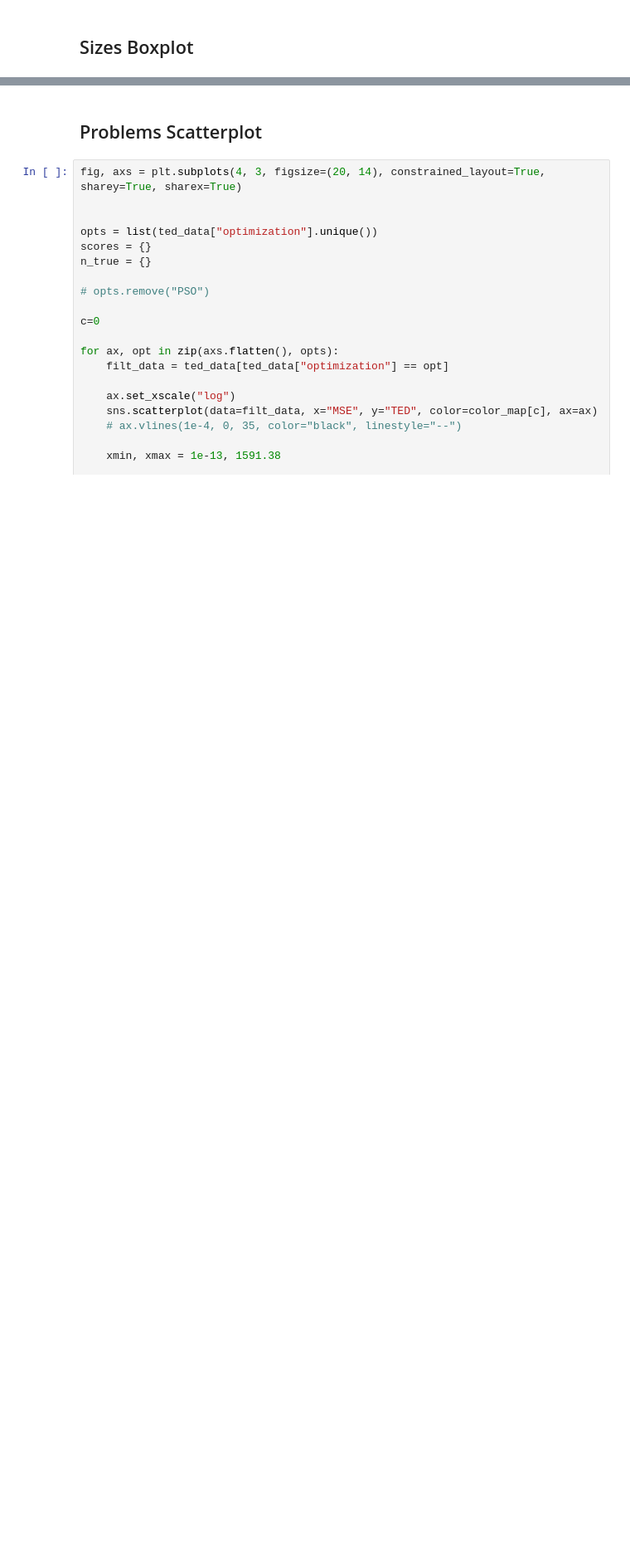
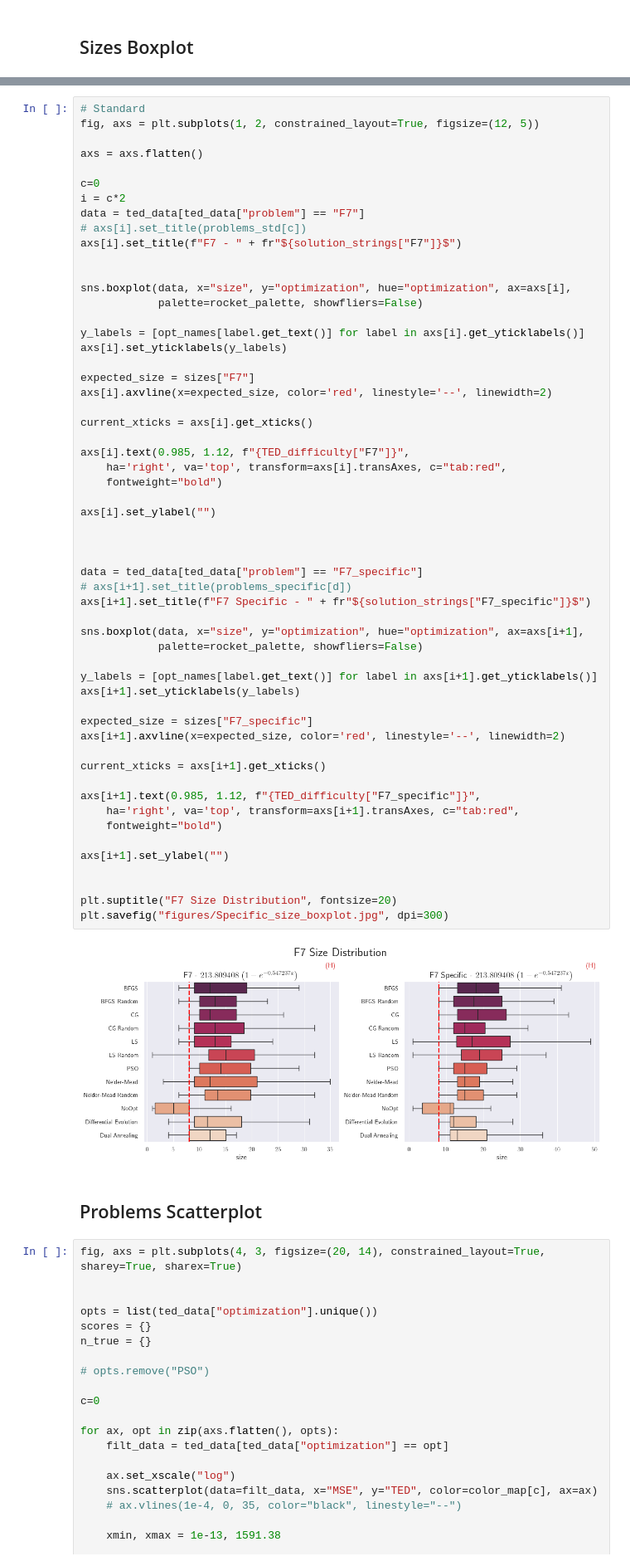
Before and after one commit to Guilherme-Ataliba/CSOWP-Symbolic-Regression, a Jupyter notebook: Article/figures.ipynb, the cells around one changed output, grey strips where cells are left out. Shown at 83% size. Saved outputs shown, nothing was run; the diff lists cells and outputs as text; blank space fills up the shorter version.

```diff
--- a/Article/figures.ipynb
+++ b/Article/figures.ipynb
@@ -876,3 +1086,61 @@ plt.savefig("figures/Size_boxplot.jpg", dpi=300)
+# %%
+# Standard
+fig, axs = plt.subplots(1, 2, constrained_layout=True, figsize=(12, 5))
+
+axs = axs.flatten()
+
+c=0
+i = c*2
+data = ted_data[ted_data["problem"] == "F7"]
+# axs[i].set_title(problems_std[c])
+axs[i].set_title(f"F7 - " + fr"${solution_strings["F7"]}$")
+
+
+sns.boxplot(data, x="size", y="optimization", hue="optimization", ax=axs[i],
+            palette=rocket_palette, showfliers=False)
+
+y_labels = [opt_names[label.get_text()] for label in axs[i].get_yticklabels()]
+axs[i].set_yticklabels(y_labels)
+
+expected_size = sizes["F7"]
+axs[i].axvline(x=expected_size, color='red', linestyle='--', linewidth=2)
+
+current_xticks = axs[i].get_xticks()
+
+axs[i].text(0.985, 1.12, f"{TED_difficulty["F7"]}",
+    ha='right', va='top', transform=axs[i].transAxes, c="tab:red",
+    fontweight="bold")
+
+axs[i].set_ylabel("")
+
+
+
+data = ted_data[ted_data["problem"] == "F7_specific"]
+# axs[i+1].set_title(problems_specific[d])
+axs[i+1].set_title(f"F7 Specific - " + fr"${solution_strings["F7_specific"]}$")
+
+sns.boxplot(data, x="size", y="optimization", hue="optimization", ax=axs[i+1],
+            palette=rocket_palette, showfliers=False)
+
+y_labels = [opt_names[label.get_text()] for label in axs[i+1].get_yticklabels()]
+axs[i+1].set_yticklabels(y_labels)
+
+expected_size = sizes["F7_specific"]
+axs[i+1].axvline(x=expected_size, color='red', linestyle='--', linewidth=2)
+
+current_xticks = axs[i+1].get_xticks()
+
+axs[i+1].text(0.985, 1.12, f"{TED_difficulty["F7_specific"]}",
+    ha='right', va='top', transform=axs[i+1].transAxes, c="tab:red",
+    fontweight="bold")
+
+axs[i+1].set_ylabel("")
+
+
+plt.suptitle("F7 Size Distribution", fontsize=20)
+plt.savefig("figures/Specific_size_boxplot.jpg", dpi=300)
+# %% [output]
+[figure, added]
 # %% [markdown]
 ## Problems Scatterplot
 # %%
```
Also changed, not shown: parts of 17 cells of this notebook, 19 other files.
